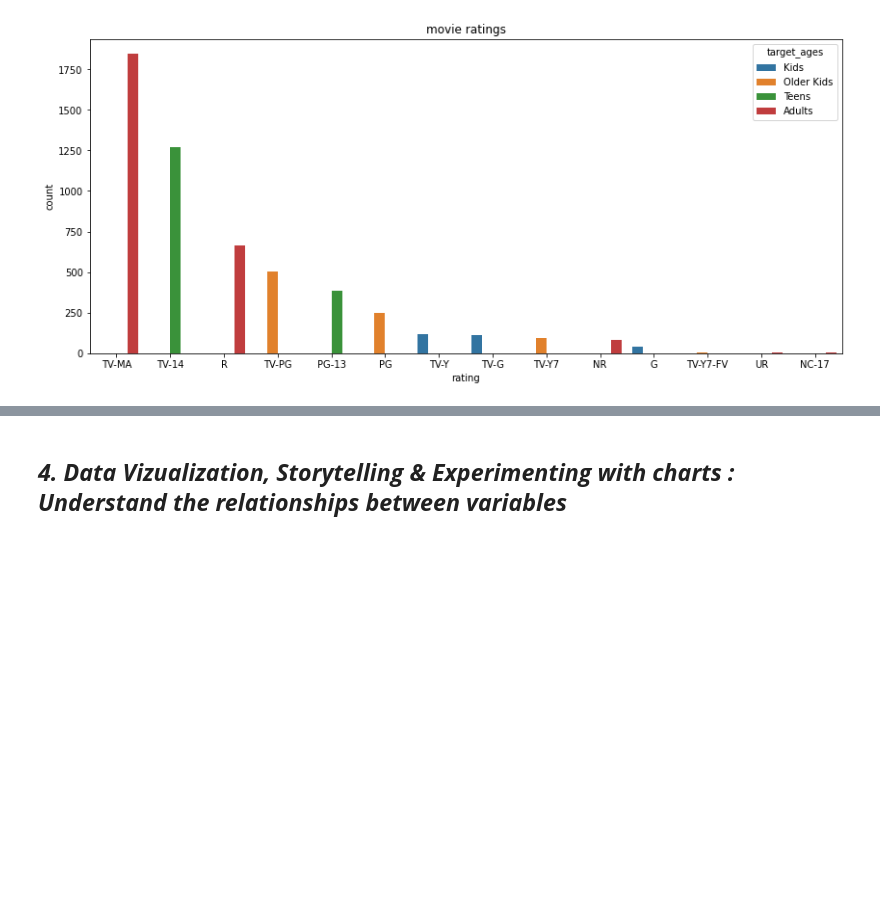
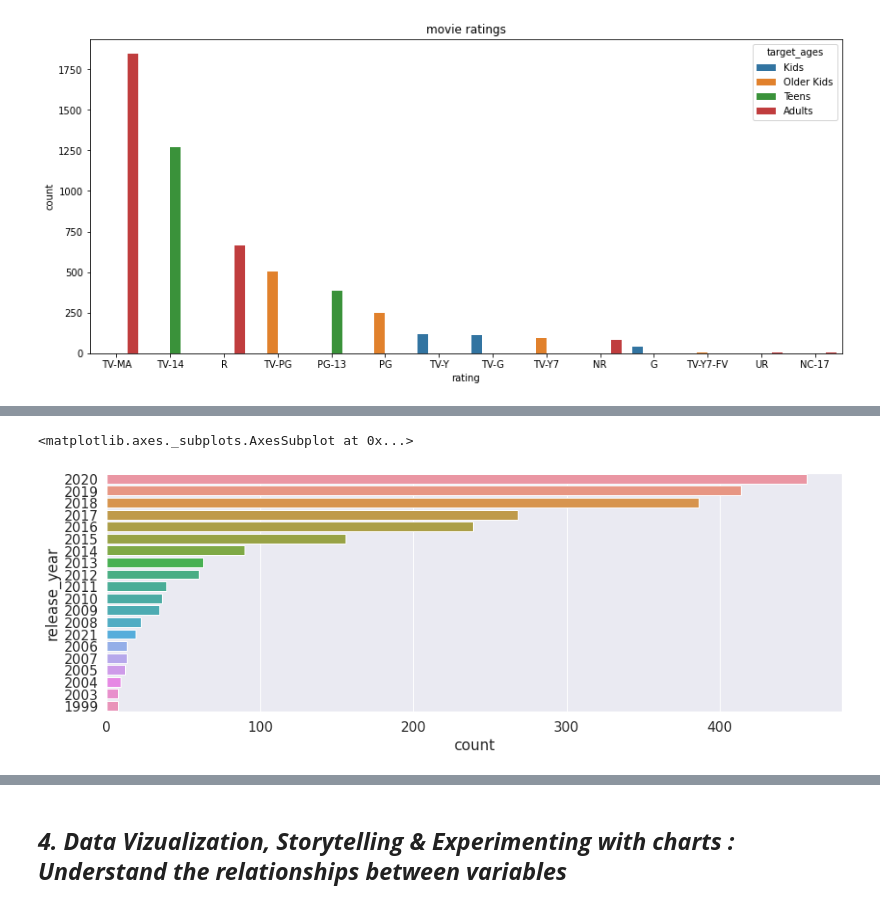
Before and after one commit to md-kamran98/NETFLIX-MOVIES-TV-SHOWS-CLUSTERING, a Jupyter notebook: Kamran's_Unsupervised_ML_Submission_Template.ipynb, the cells around one changed output, grey strips where cells are left out. Cells and saved outputs as stored; diff of their text form; code cells hidden in the pictures; blank space fills up the shorter version.

```diff
--- a/Kamran's_Unsupervised_ML_Submission_Template.ipynb
+++ b/Kamran's_Unsupervised_ML_Submission_Template.ipynb
@@ -404,0 +475,7 @@ sns.countplot(x=movies['rating'],hue=movies['target_ages'],data=movies,order=mov
+# %%
+# Analysing how many TV Shows released per year in last 15 years.
+plt.figure(figsize=(15,5))
+sns.countplot(y=tv_shows['release_year'],data=dataSet,order=tv_shows['release_year'].value_counts().index[0:20])
+# %% [output]
+<matplotlib.axes._subplots.AxesSubplot at 0x...>
+[figure, added]
```
Also changed, not shown: parts of 16 cells of this notebook.
